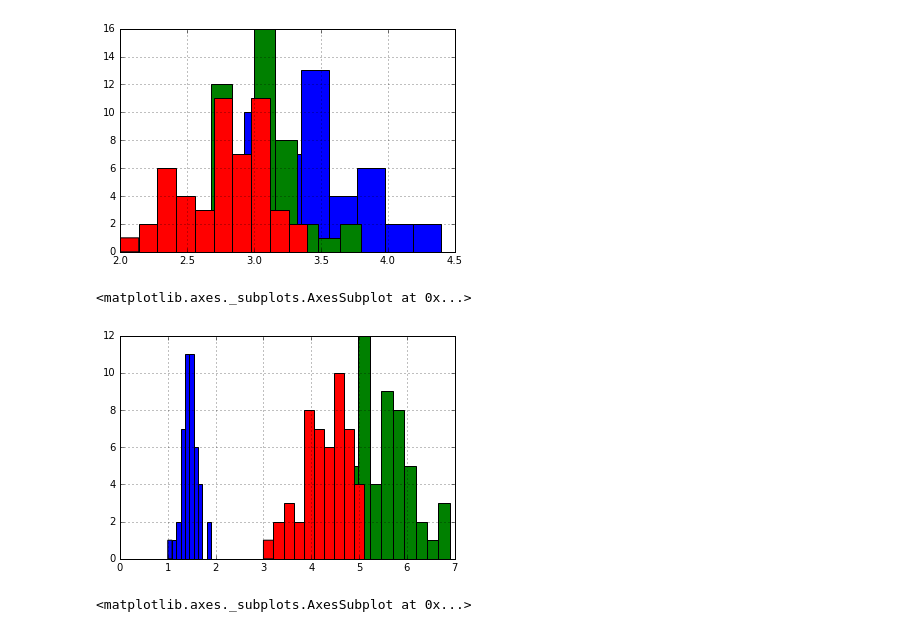
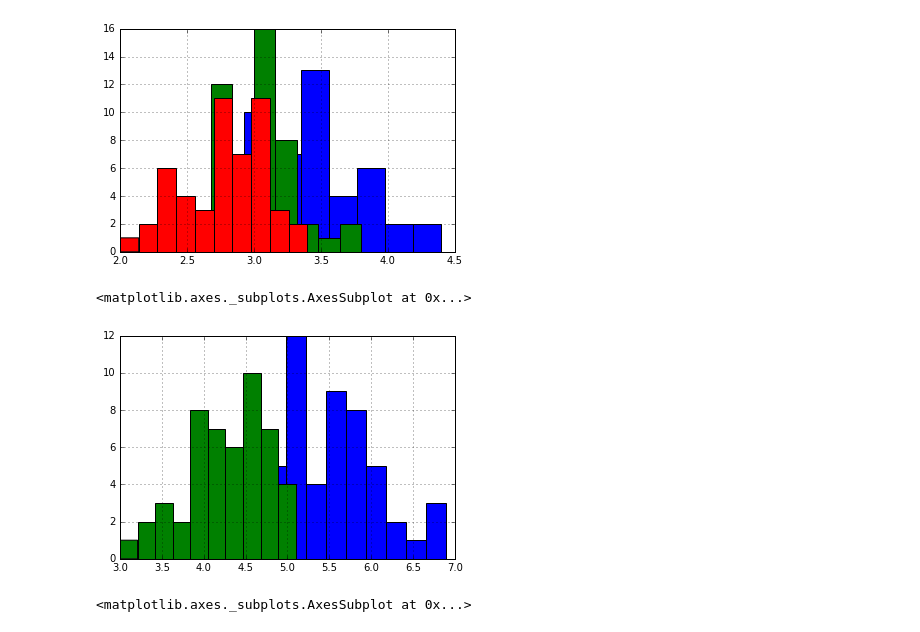
Before and after one commit to inkandswitch/livebook, a Jupyter notebook: sample-notebooks/video-stages/iris_data_4.ipynb, the cells around one changed output. Drawn from its saved outputs; the diff is of its cells as text; code cells hidden in the pictures.

```diff
--- a/sample-notebooks/video-stages/iris_data_4.ipynb
+++ b/sample-notebooks/video-stages/iris_data_4.ipynb
@@ -84,12 +84,12 @@ versicolor['sepal_width_cm'].hist()
 <matplotlib.axes._subplots.AxesSubplot at 0x...>
 [figure]
 # %%
-setosa['petal_length_cm'].hist()
+#setosa['petal_length_cm'].hist(bins=19)
 virginica['petal_length_cm'].hist()
 versicolor['petal_length_cm'].hist()
 # %% [output]
 <matplotlib.axes._subplots.AxesSubplot at 0x...>
-[figure, old version]
+[figure, new version]
 # %%
 setosa['petal_width_cm'].hist()
 virginica['petal_width_cm'].hist()
```
Also changed, not shown: 1 other file.
